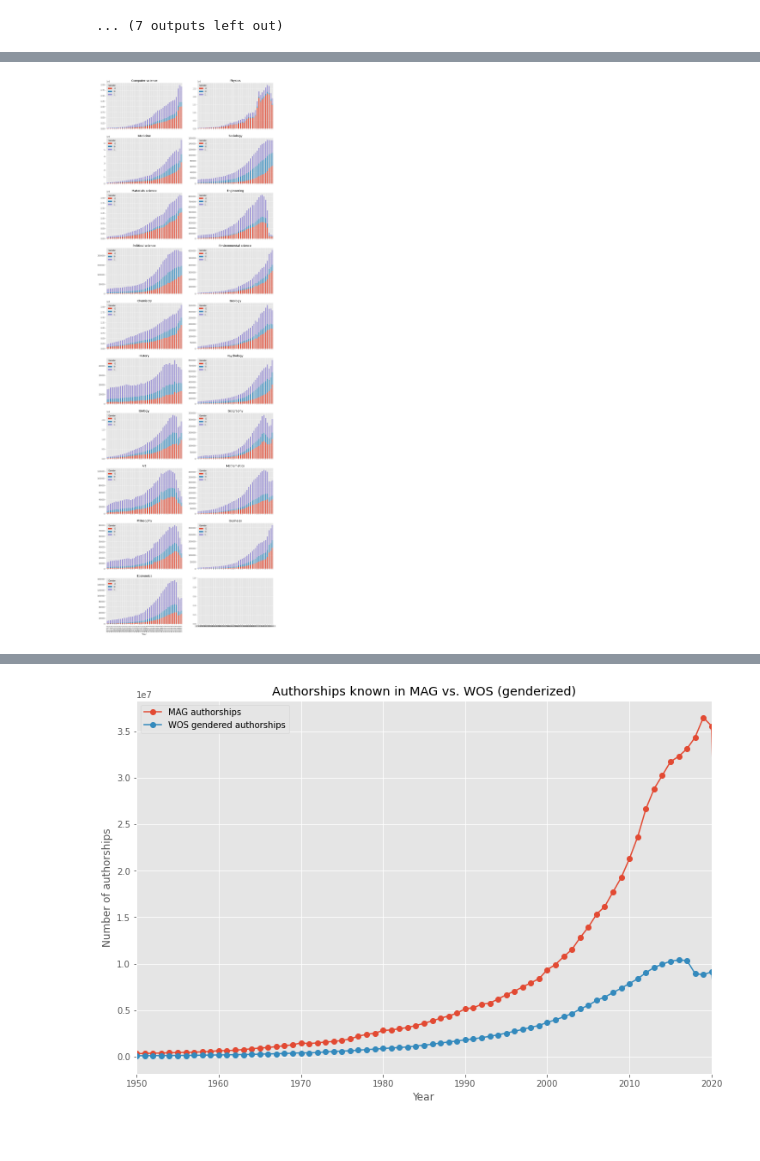
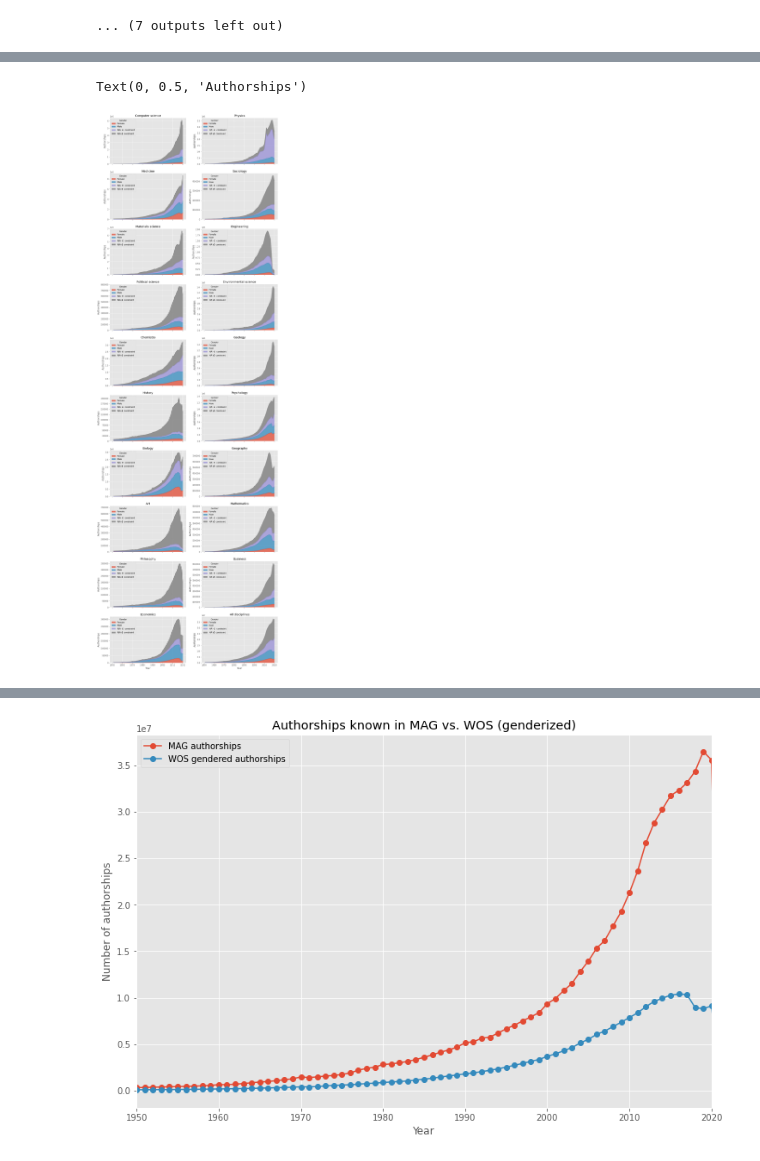
Before and after one commit to buschbirk/CentralityFairness, a Jupyter notebook: MAG analysis notebook.ipynb, the cells around one changed output, grey strips where cells are left out. Cells and saved outputs as stored; diff of their text form; code cells hidden in the pictures.

```diff
--- a/MAG analysis notebook.ipynb
+++ b/MAG analysis notebook.ipynb
@@ -53,5 +53,5 @@ def get_node_client(executor_memory="24g"):
       .getOrCreate()
     return spark
 # %%
-spark = get_cluster_client(37432, memory_per_executor=14000)
+spark = get_cluster_client(38731, memory_per_executor=14000)
 # %% [output]
@@ -200,6 +223,15 @@ def gender_per_discipline_per_year_with_unknown(mag):
 authorships_per_year = gender_per_discipline_per_year_with_unknown(mag)
 # %%
 authorships_per_year_df = authorships_per_year.toPandas()
+# %%
+gender_mapping = {
+    0: 'Female',
+    1: 'Male',
+    -1: 'N/A $\in$ constraint',
+    -2: 'N/A $\\notin$ constraint'
+}
+
+authorships_per_year_df['Gender '] = authorships_per_year_df.Gender.apply(lambda x: gender_mapping[x])
 # %%
 filtered = authorships_per_year_df.sort_values(by=['FieldOfStudyId', 'Year'])
 filtered = filtered[(filtered['Year'] > 1950) & (filtered['Year'] < 2021)]
@@ -208,6 +237,0 @@ INFO:numexpr.utils:NumExpr defaulting to 8 threads.
-# %%
-for record in fos_df.to_dict('records'):
-    fig, ax = plt.subplots(figsize=(12,8))
-    sns.lineplot(data=filtered[filtered.FieldOfStudyId==record['FieldOfStudyId']],
-                 x='Year', y='Authorships', hue='Gender', marker="o",
-                 palette='cool').set_title(record['DisplayName'])
@@ -230,21 +240,30 @@ plt.rcParams.update({'figure.max_open_warning': 0})
 # %%
 idx = 0
 fig, axs = plt.subplots(nrows=10, ncols=2, figsize=(15,50), sharex=True)
 axs = list(axs.flatten())
 
 
 for record in fos_df.to_dict('records'):
 
     filtered_data = filtered[filtered.FieldOfStudyId==record['FieldOfStudyId']]
-    filtered_data = filtered_data[filtered_data.Year > 1975]
-    filtered_pivot = filtered_data.pivot(index='Year', columns='Gender', values='Authorships')
+    # filtered_data = filtered_data[filtered_data.Year > 1975]
+    filtered_pivot = filtered_data.pivot(index='Year', columns='Gender ', values='Authorships')
 
-    filtered_pivot.plot.bar(stacked=True, ax=axs[idx])
+    filtered_pivot.plot.area(stacked=True, ax=axs[idx], alpha=0.75)
     axs[idx].set_title(record['DisplayName'])
-    # plt.show()
+    axs[idx].set_ylabel('Authorships')
     idx += 1
+
+
+# add ALL
+filtered_pivot = filtered.groupby(['Year', 'Gender ']).sum().reset_index()\
+.pivot(index='Year', columns='Gender ', values='Authorships')
+filtered_pivot.plot.area(stacked=True, ax=axs[idx], alpha=0.75)
+axs[idx].set_title('All disciplines')
+axs[idx].set_ylabel('Authorships')
 # %% [output]
+Text(0, 0.5, 'Authorships')
-[figure, old version]
+[figure, new version]
 # %%
 idx = 0
 fig, axs = plt.subplots(nrows=10, ncols=2, figsize=(15,50), sharex=True)
```
Also changed, not shown: parts of 25 cells of this notebook, 5 other files.
